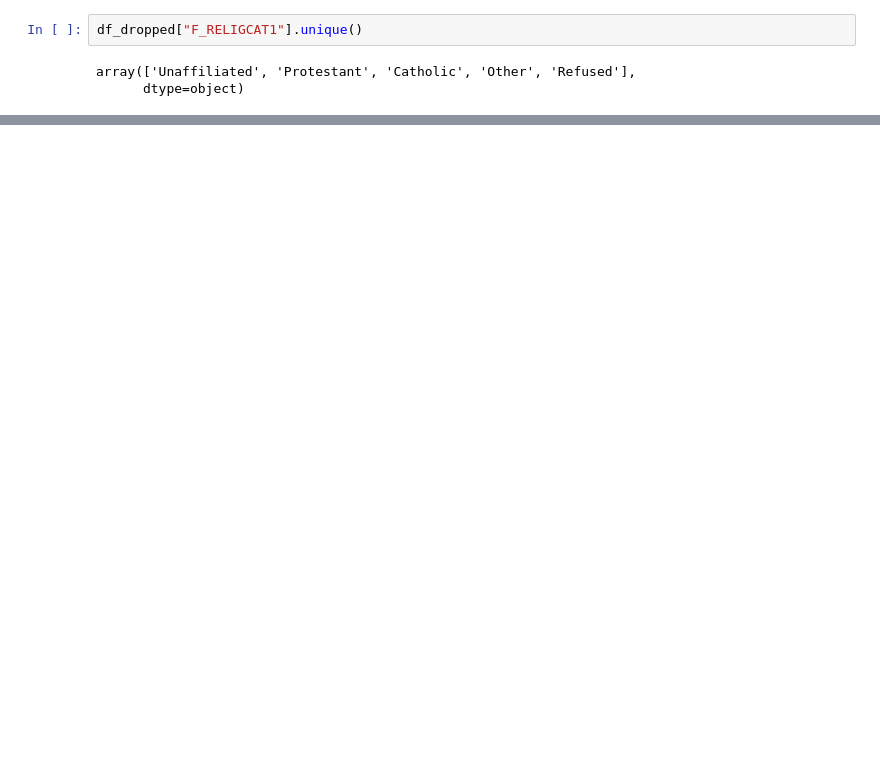
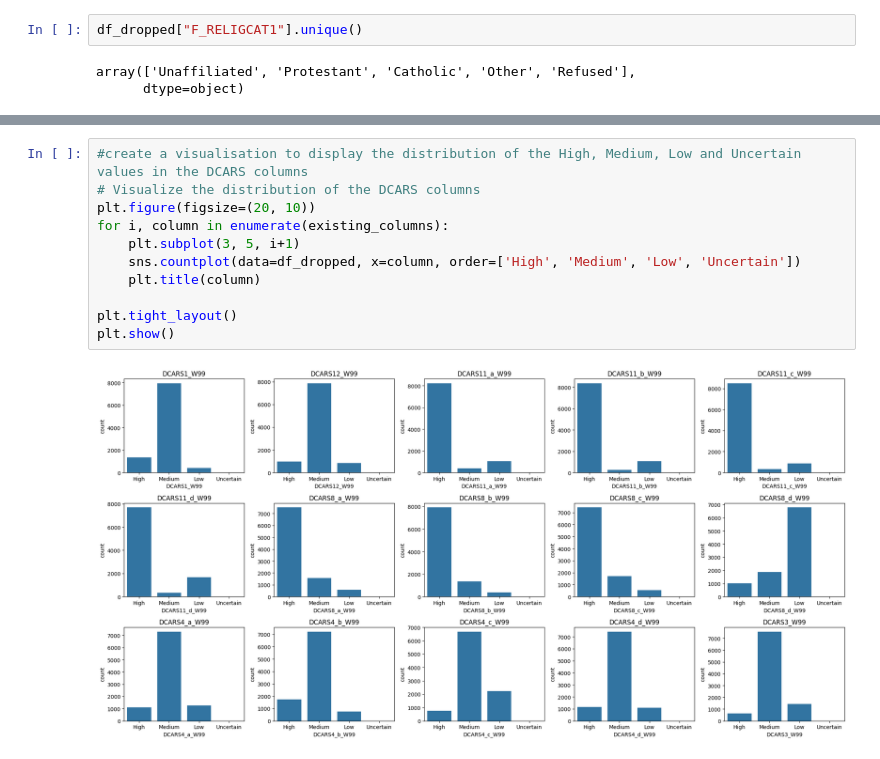
Before and after one commit to ggotoo/Artificial-Intelligence, a Jupyter notebook: example.ipynb, the cells around one changed output, grey strips where cells are left out. Saved outputs shown, nothing was run; the diff lists cells and outputs as text; blank space fills up the shorter version.

```diff
--- a/example.ipynb
+++ b/example.ipynb
@@ -576 +570,14 @@ for col in dcars_columns:
 ... (13 outputs left out)
+# %%
+#create a visualisation to display the distribution of the High, Medium, Low and Uncertain values in the DCARS columns
+# Visualize the distribution of the DCARS columns
+plt.figure(figsize=(20, 10))
+for i, column in enumerate(existing_columns):
+    plt.subplot(3, 5, i+1)
+    sns.countplot(data=df_dropped, x=column, order=['High', 'Medium', 'Low', 'Uncertain'])
+    plt.title(column)
+
+plt.tight_layout()
+plt.show()
+# %% [output]
+[figure, added]
```
Also changed, not shown: parts of 18 cells of this notebook.
